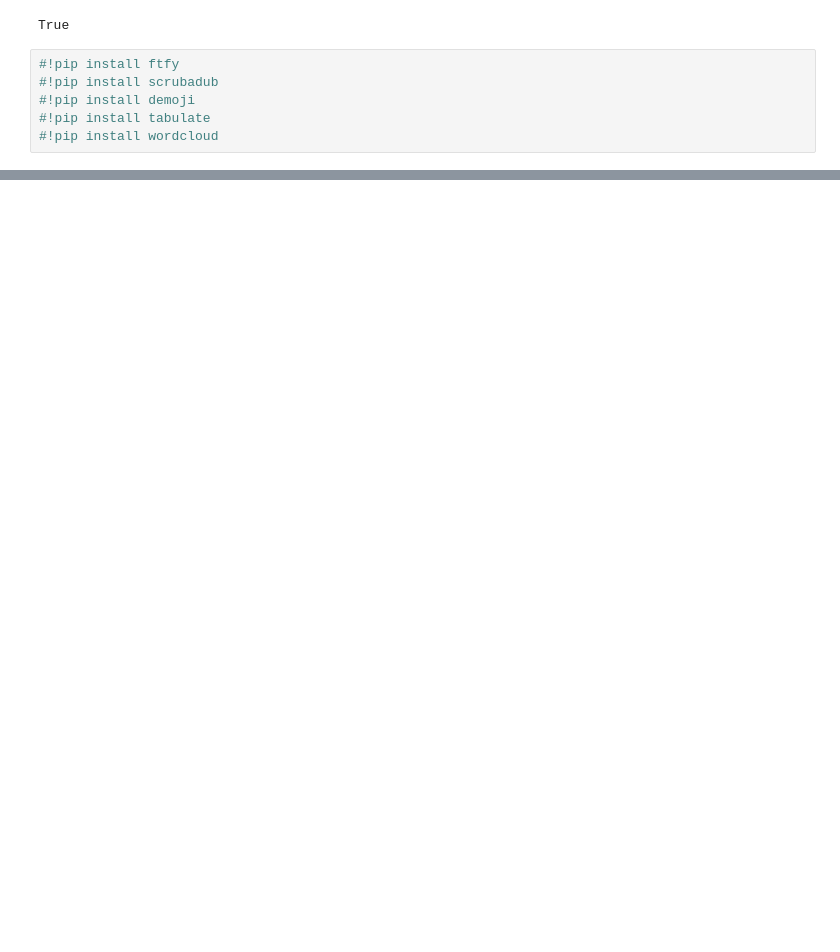
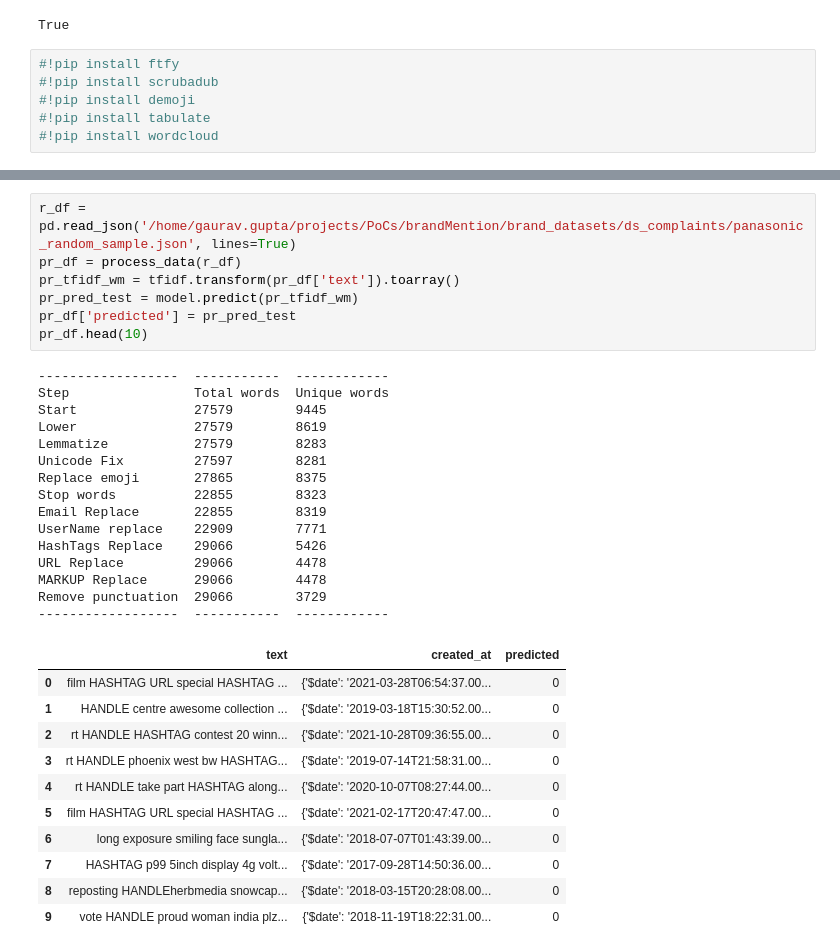
Before and after one commit to simran3-t/brand_ml, a Jupyter notebook: eda.ipynb, the cells around one changed output, grey strips where cells are left out. Cells and saved outputs as stored; diff of their text form; blank space fills up the shorter version.

```diff
--- a/eda.ipynb
+++ b/eda.ipynb
@@ -261,0 +234,34 @@ False Negatives(FN) =  9
+# %%
+r_df = pd.read_json('/home/gaurav.gupta/projects/PoCs/brandMention/brand_datasets/ds_complaints/panasonic_random_sample.json', lines=True)
+pr_df = process_data(r_df)
+pr_tfidf_wm = tfidf.transform(pr_df['text']).toarray()
+pr_pred_test = model.predict(pr_tfidf_wm)
+pr_df['predicted'] = pr_pred_test
+pr_df.head(10)
+# %% [output]
+------------------  -----------  ------------
+Step                Total words  Unique words
+Start               27579        9445
+Lower               27579        8619
+Lemmatize           27579        8283
+Unicode Fix         27597        8281
+Replace emoji       27865        8375
+Stop words          22855        8323
+Email Replace       22855        8319
+UserName replace    22909        7771
+HashTags Replace    29066        5426
+URL Replace         29066        4478
+MARKUP Replace      29066        4478
+Remove punctuation  29066        3729
+------------------  -----------  ------------
+|  | text | created_at | predicted |
+| 0 | film HASHTAG URL special HASHTAG ... | {'$date': '2021-03-28T06:54:37.00... | 0 |
+| 1 | HANDLE centre awesome collection ... | {'$date': '2019-03-18T15:30:52.00... | 0 |
+| 2 | rt HANDLE HASHTAG contest 20 winn... | {'$date': '2021-10-28T09:36:55.00... | 0 |
+| 3 | rt HANDLE phoenix west bw HASHTAG... | {'$date': '2019-07-14T21:58:31.00... | 0 |
+| 4 | rt HANDLE take part HASHTAG along... | {'$date': '2020-10-07T08:27:44.00... | 0 |
+| 5 | film HASHTAG URL special HASHTAG ... | {'$date': '2021-02-17T20:47:47.00... | 0 |
+| 6 | long exposure smiling face sungla... | {'$date': '2018-07-07T01:43:39.00... | 0 |
+| 7 | HASHTAG p99 5inch display 4g volt... | {'$date': '2017-09-28T14:50:36.00... | 0 |
+| 8 | reposting HANDLEherbmedia snowcap... | {'$date': '2018-03-15T20:28:08.00... | 0 |
+| 9 | vote HANDLE proud woman india plz... | {'$date': '2018-11-19T18:22:31.00... | 0 |
```
Also changed, not shown: parts of 9 cells of this notebook, 6 other files.
